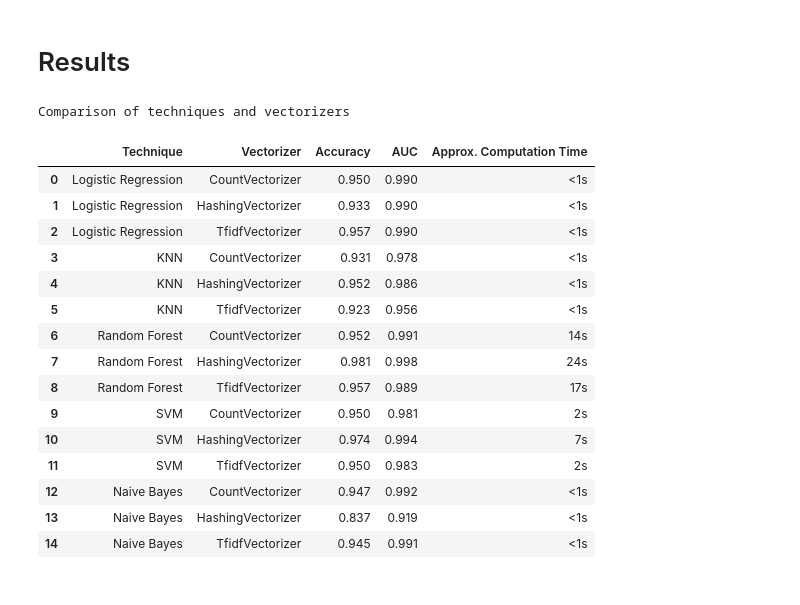
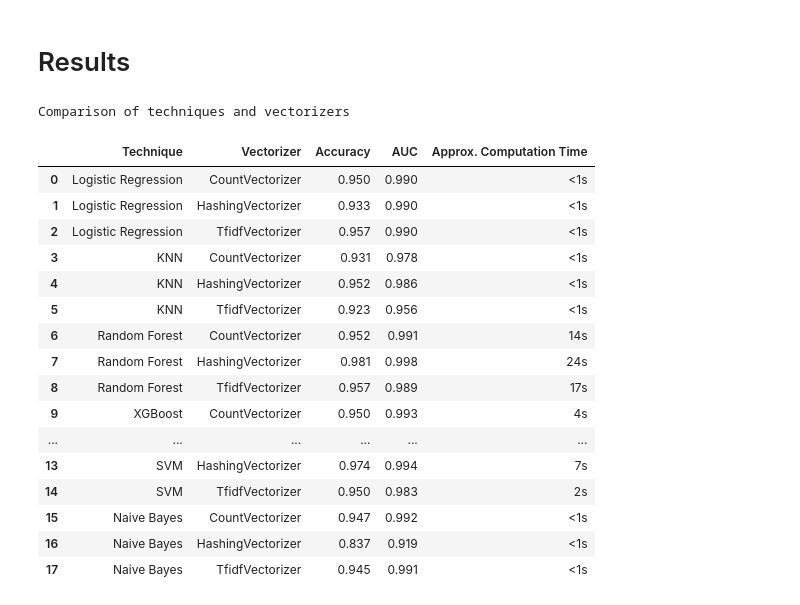
Before and after one commit to seblmn/AH2179_Traffic_Sentiment_Analysis, a Jupyter notebook: traffic_sentiment_analysis.ipynb, the cells around one changed output. Drawn from its saved outputs; the diff is of its cells as text; code cells hidden in the pictures.

```diff
--- a/traffic_sentiment_analysis.ipynb
+++ b/traffic_sentiment_analysis.ipynb
@@ -451,0 +533,26 @@ plt.show()
+# %%
+# XGB with TfidfVectorizer
+
+xgb = XGBClassifier(use_label_encoder=False, eval_metric='logloss', random_state=42)
+param_grid = {
+     'learning_rate': [0.01, 0.1, 0.2],
+     'n_estimators': [100, 200, 300],
+     'max_depth': [3, 4, 5]
+ }
+
+grid = GridSearchCV(xgb, param_grid, cv=5, scoring='accuracy', n_jobs=-1)
+grid.fit(X_train_tfidvectorized, y_train)
+best_xgb_tv = grid.best_estimator_
+
+y_pred = best_xgb_tv.predict(X_test_tfidvectorized)
+
+accuracy = accuracy_score(y_test, y_pred)
+print(f'Best Hyperparameters: {grid.best_params_}')
+print(f'Accuracy: {accuracy}')
+cm = confusion_matrix(y_test, y_pred)
+disp = cmd(confusion_matrix=cm, display_labels=best_xgb_tv.classes_)
+disp.plot(cmap=plt.cm.Blues)
+plt.show()
+
+auc_xgb_tv = roc_auc_score(y_test, best_xgb_tv.predict_proba(X_test_tfidvectorized)[:, 1])
+fpr_xgb_tv, tpr_xgb_tv, thresholds = roc_curve(y_test, best_xgb_tv.predict_proba(X_test_tfidvectorized)[:, 1])
@@ -668,9 +791,11 @@ results = {
     'Technique': ['Logistic Regression', 'Logistic Regression', 'Logistic Regression',
                   'KNN', 'KNN', 'KNN',
                   'Random Forest', 'Random Forest', 'Random Forest',
+                  'XGBoost', 'XGBoost', 'XGBoost',
                   'SVM', 'SVM', 'SVM',
                   'Naive Bayes', 'Naive Bayes', 'Naive Bayes'],
     'Vectorizer': ['CountVectorizer', 'HashingVectorizer', 'TfidfVectorizer',
+                   'CountVectorizer', 'HashingVectorizer', 'TfidfVectorizer',
                    'CountVectorizer', 'HashingVectorizer', 'TfidfVectorizer',
                    'CountVectorizer', 'HashingVectorizer', 'TfidfVectorizer',
                    'CountVectorizer', 'HashingVectorizer', 'TfidfVectorizer',
@@ -684,6 +809,9 @@ results = {
                  accuracy_score(y_test, best_rf_cv.predict(X_test_countvectorized)),
                  accuracy_score(y_test, best_rf_hv.predict(X_test_hashingvectorized)),
                  accuracy_score(y_test, best_rf_tv.predict(X_test_tfidvectorized)),
+                 accuracy_score(y_test, best_xgb_cv.predict(X_test_countvectorized)),
+                 accuracy_score(y_test, best_xgb_hv.predict(X_test_hashingvectorized)),
+                 accuracy_score(y_test, best_xgb_tv.predict(X_test_tfidvectorized)),
                  accuracy_score(y_test, best_svm_cv.predict(X_test_countvectorized)),
                  accuracy_score(y_test, best_svm_hv.predict(X_test_hashingvectorized)),
                  accuracy_score(y_test, best_svm_tv.predict(X_test_tfidvectorized)),
@@ -693,39 +821,42 @@ results = {
     'AUC': [auc_lr_cv, auc_lr_hv, auc_lr_tv,
             auc_knn_cv, auc_knn_hv, auc_knn_tv,
             auc_rf_cv, auc_rf_hv, auc_rf_tv,
+            auc_xgb_cv, auc_xgb_hv, auc_xgb_tv,
             auc_svm_cv, auc_svm_hv, auc_svm_tv,
             auc_nb_cv, auc_nb_hv, auc_nb_tv],
     'Approx. Computation Time': ['<1s', '<1s', '<1s',
                          '<1s', '<1s', '<1s',
                          '14s', '24s', '17s',
+                         '4s', '5s', '2s',
                          '2s', '7s', '2s',
                          '<1s', '<1s', '<1s']
 }
 
 comparison_df = pd.DataFrame(results)
 
 
 display(
     comparison_df.style
         .format({"Accuracy": "{:.3f}", "AUC": "{:.3f}"})
         .set_caption("Comparison of techniques and vectorizers")
         .highlight_max(subset=["Accuracy", "AUC",], color="lightgreen", axis=0)
 )
 # %% [output]
 Comparison of techniques and vectorizers
 |  | Technique | Vectorizer | Accuracy | AUC | Approx. Computation Time |
 | 0 | Logistic Regression | CountVectorizer | 0.950 | 0.990 | <1s |
 | 1 | Logistic Regression | HashingVectorizer | 0.933 | 0.990 | <1s |
 | 2 | Logistic Regression | TfidfVectorizer | 0.957 | 0.990 | <1s |
 | 3 | KNN | CountVectorizer | 0.931 | 0.978 | <1s |
 | 4 | KNN | HashingVectorizer | 0.952 | 0.986 | <1s |
 | 5 | KNN | TfidfVectorizer | 0.923 | 0.956 | <1s |
 | 6 | Random Forest | CountVectorizer | 0.952 | 0.991 | 14s |
 | 7 | Random Forest | HashingVectorizer | 0.981 | 0.998 | 24s |
 | 8 | Random Forest | TfidfVectorizer | 0.957 | 0.989 | 17s |
-| 9 | SVM | CountVectorizer | 0.950 | 0.981 | 2s |
-| 10 | SVM | HashingVectorizer | 0.974 | 0.994 | 7s |
-| 11 | SVM | TfidfVectorizer | 0.950 | 0.983 | 2s |
-| 12 | Naive Bayes | CountVectorizer | 0.947 | 0.992 | <1s |
-| 13 | Naive Bayes | HashingVectorizer | 0.837 | 0.919 | <1s |
-| 14 | Naive Bayes | TfidfVectorizer | 0.945 | 0.991 | <1s |
+| 9 | XGBoost | CountVectorizer | 0.950 | 0.993 | 4s |
+| ... | ... | ... | ... | ... | ... |
+| 13 | SVM | HashingVectorizer | 0.974 | 0.994 | 7s |
+| 14 | SVM | TfidfVectorizer | 0.950 | 0.983 | 2s |
+| 15 | Naive Bayes | CountVectorizer | 0.947 | 0.992 | <1s |
+| 16 | Naive Bayes | HashingVectorizer | 0.837 | 0.919 | <1s |
+| 17 | Naive Bayes | TfidfVectorizer | 0.945 | 0.991 | <1s |
```
Also changed, not shown: parts of 5 cells of this notebook.
